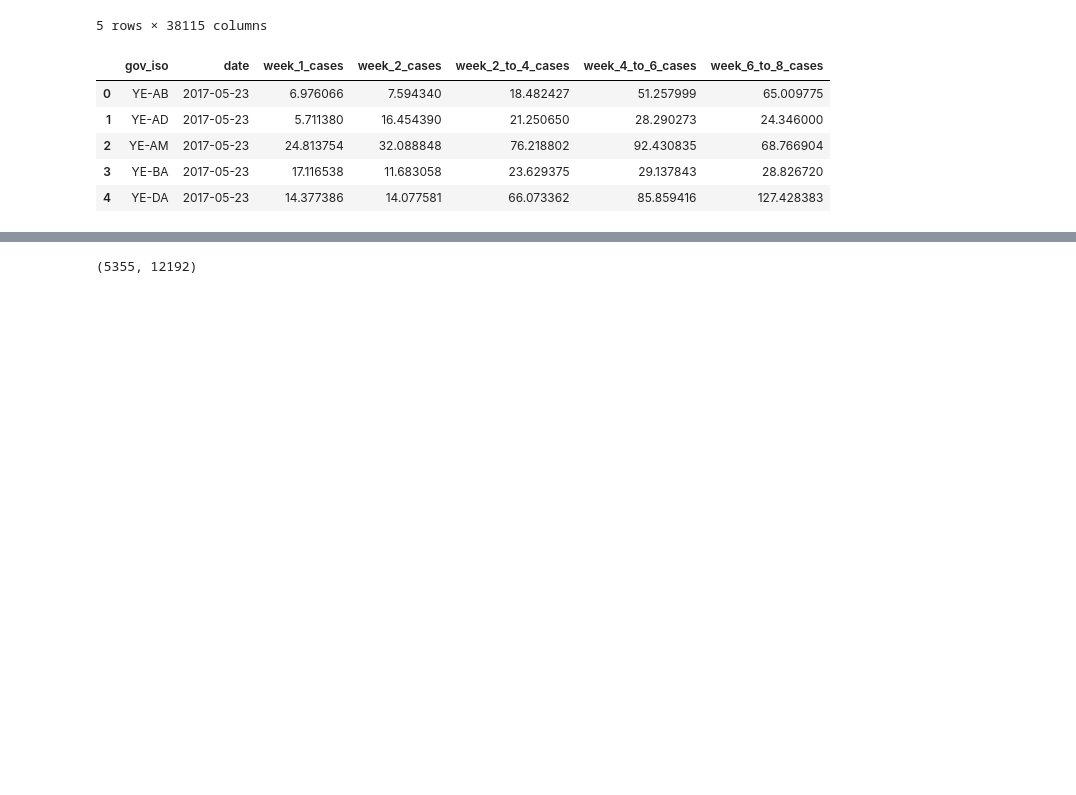
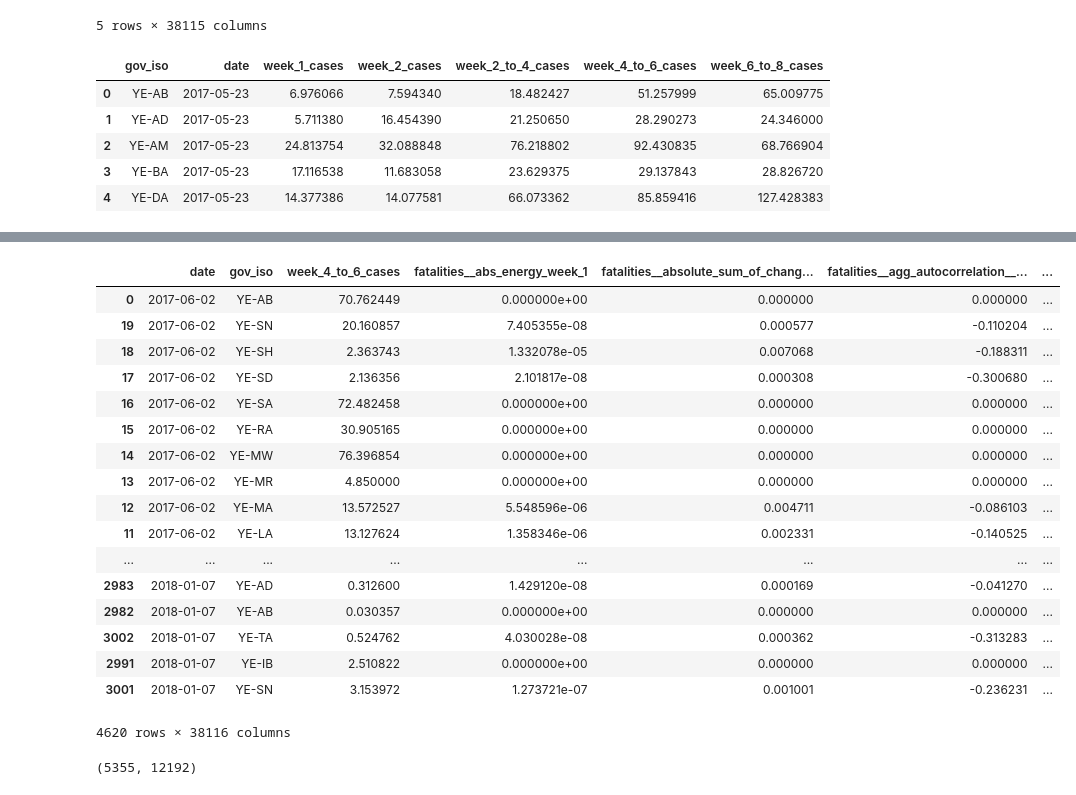
Before and after one commit to rohilbadkundri/CALM, a Jupyter notebook: exhaustive_feature_selection.ipynb, the cells around one changed output, grey strips where cells are left out. Saved outputs shown, nothing was run; the diff lists cells and outputs as text; code cells hidden in the pictures; blank space fills up the shorter version.

```diff
--- a/exhaustive_feature_selection.ipynb
+++ b/exhaustive_feature_selection.ipynb
@@ -67,6 +118,27 @@ full_data_2 = y2.dropna().merge(full_features, how = 'left', on = ['gov_iso', 'd
 full_data_2_4 = y2_4.dropna().merge(full_features, how = 'left', on = ['gov_iso', 'date']).sort_values('date')
 full_data_4_6 = y4_6.dropna().merge(full_features, how = 'left', on = ['gov_iso', 'date']).sort_values('date')
 full_data_6_8 = y6_8.dropna().merge(full_features, how = 'left', on = ['gov_iso', 'date']).sort_values('date')
+# %%
+full_data_4_6
+# %% [output]
+|  | date | gov_iso | week_4_to_6_cases | fatalities__abs_energy_week_1 | fatalities__absolute_sum_of_chang... | fatalities__agg_autocorrelation__... | ... |
+| 0 | 2017-06-02 | YE-AB | 70.762449 | 0.000000e+00 | 0.000000 | 0.000000 | ... |
+| 19 | 2017-06-02 | YE-SN | 20.160857 | 7.405355e-08 | 0.000577 | -0.110204 | ... |
+| 18 | 2017-06-02 | YE-SH | 2.363743 | 1.332078e-05 | 0.007068 | -0.188311 | ... |
+| 17 | 2017-06-02 | YE-SD | 2.136356 | 2.101817e-08 | 0.000308 | -0.300680 | ... |
+| 16 | 2017-06-02 | YE-SA | 72.482458 | 0.000000e+00 | 0.000000 | 0.000000 | ... |
+| 15 | 2017-06-02 | YE-RA | 30.905165 | 0.000000e+00 | 0.000000 | 0.000000 | ... |
+| 14 | 2017-06-02 | YE-MW | 76.396854 | 0.000000e+00 | 0.000000 | 0.000000 | ... |
+| 13 | 2017-06-02 | YE-MR | 4.850000 | 0.000000e+00 | 0.000000 | 0.000000 | ... |
+| 12 | 2017-06-02 | YE-MA | 13.572527 | 5.548596e-06 | 0.004711 | -0.086103 | ... |
+| 11 | 2017-06-02 | YE-LA | 13.127624 | 1.358346e-06 | 0.002331 | -0.140525 | ... |
+| ... | ... | ... | ... | ... | ... | ... | ... |
+| 2983 | 2018-01-07 | YE-AD | 0.312600 | 1.429120e-08 | 0.000169 | -0.041270 | ... |
+| 2982 | 2018-01-07 | YE-AB | 0.030357 | 0.000000e+00 | 0.000000 | 0.000000 | ... |
+| 3002 | 2018-01-07 | YE-TA | 0.524762 | 4.030028e-08 | 0.000362 | -0.313283 | ... |
+| 2991 | 2018-01-07 | YE-IB | 2.510822 | 0.000000e+00 | 0.000000 | 0.000000 | ... |
+| 3001 | 2018-01-07 | YE-SN | 3.153972 | 1.273721e-07 | 0.001001 | -0.236231 | ... |
+4620 rows × 38116 columns
 # %%
 # performing feature selection using tsfresh's scalable hypothesis tests
 # %%
```
Also changed, not shown: parts of 6 cells of this notebook.
